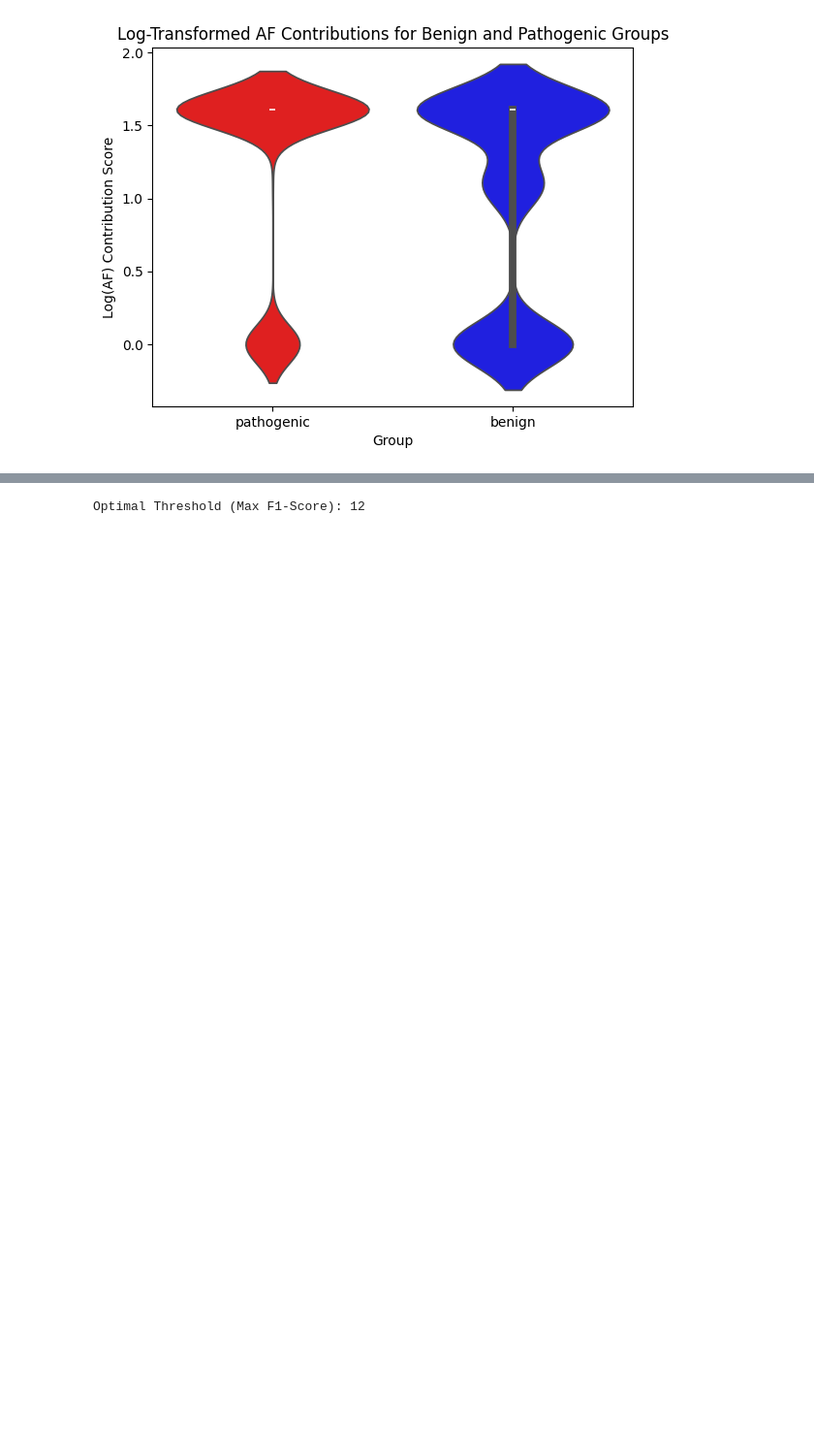
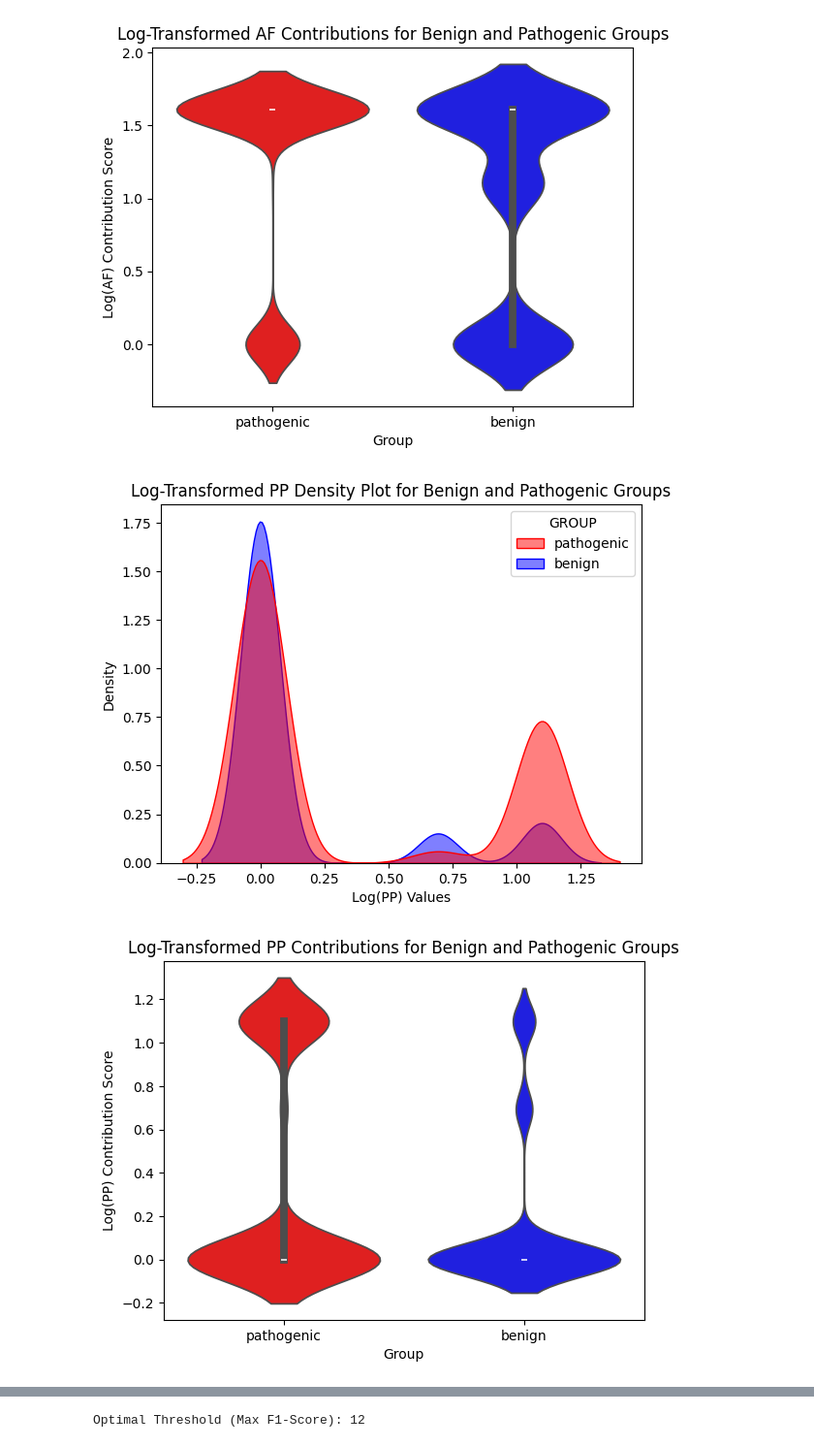
Before and after one commit to josefinelantz/GenScore, a Jupyter notebook: Submission.ipynb, the cells around one changed output, grey strips where cells are left out. Shown at 97% size. Drawn from its saved outputs; the diff is of its cells as text; code cells hidden in the pictures; blank space fills up the shorter version.

```diff
--- a/Submission.ipynb
+++ b/Submission.ipynb
@@ -624,3 +624,11 @@ visualize_contribution_log(filtered_df, "AF")
 # %% [output]
 [figure]
 [figure]
+# %%
+# Step 3: Analyze Additional Features
+
+visualize_contribution_log(filtered_df, "PP")
+visualize_contribution_log(filtered_df, "CON")
+# %% [output]
+[figure, added]
+[figure, added]
```
Also changed, not shown: parts of 3 cells of this notebook.
